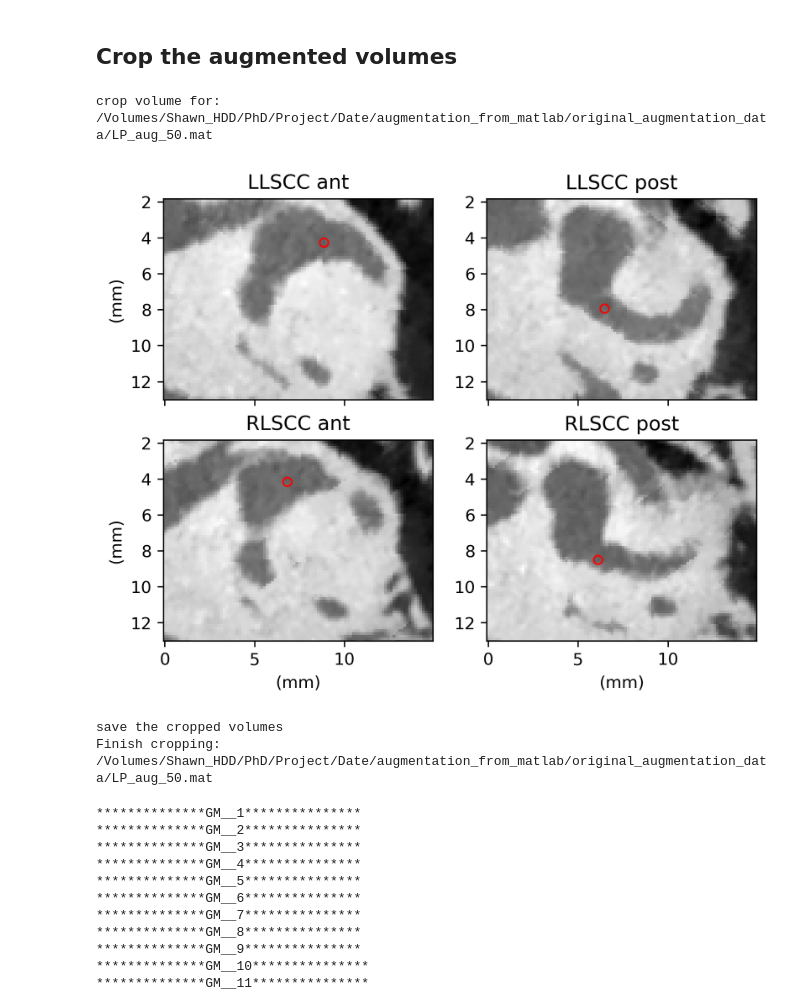
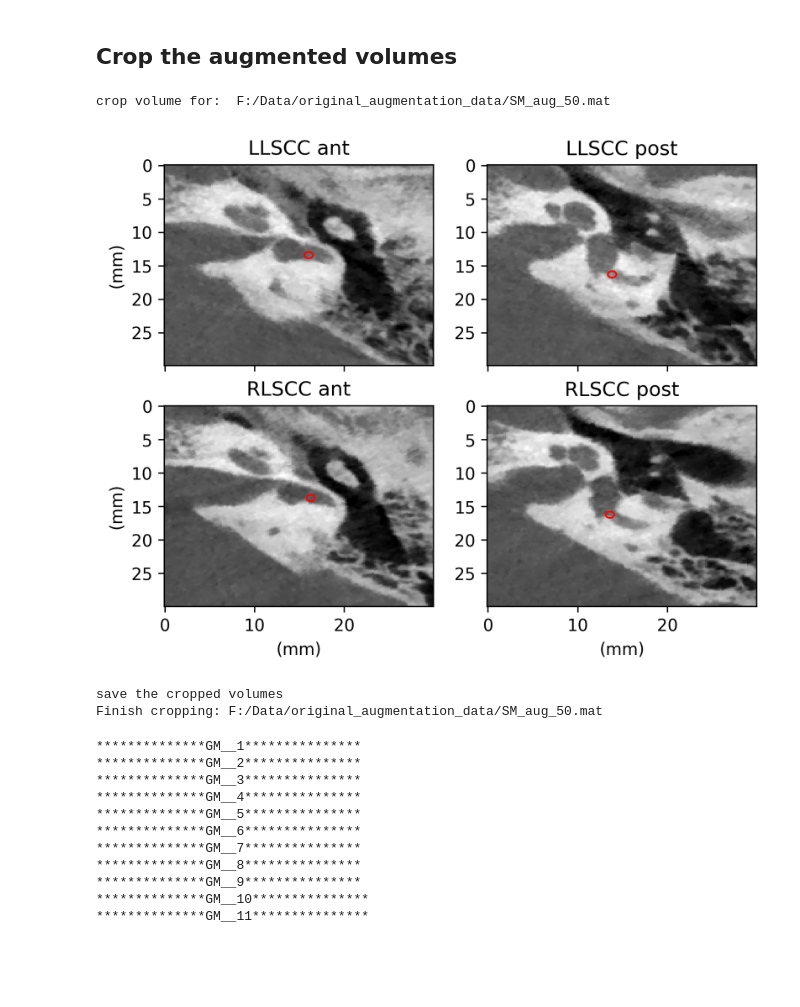
Before and after one commit to acherking/CT-MRI_LandmarkDetection, a Jupyter notebook: Preparation/Crop_Volume.ipynb, the cells around one changed output. Drawn from its saved outputs; the diff is of its cells as text; code cells hidden in the pictures; blank space fills up the shorter version.

Commit message:
Win: crope the original volume

```diff
--- a/Preparation/Crop_Volume.ipynb
+++ b/Preparation/Crop_Volume.ipynb
@@ -91,15 +91,16 @@ import Functions.MyDataset as MyDataset
 # store cropped volumes into one arrays, and points to another
 pixel_space = [0.15, 0.15, 0.15]
 # for Windows
-# dir_path = "F:/Data/original_augmentation_data/"
-# save_volumes_dir = "F:/Data/cropped/x5050y5050z5050/volumes/"
-# save_points_dir = "F:/Data/cropped/x5050y5050z5050/points/"
-# save_length_dir = "F:/Data/cropped/x5050y5050z5050/length/"
+dir_path = "F:/Data/original_augmentation_data/"
+save_volumes_dir = "F:/Data/cropped/based_on_truth/x50100y10050z5050/volumes/"
+save_points_dir = "F:/Data/cropped/based_on_truth/x50100y10050z5050/points/"
+save_length_dir = "F:/Data/cropped/based_on_truth/x50100y10050z5050/length/"
 # for Mac
-dir_path = "/Volumes/Shawn_HDD/PhD/Project/Date/augmentation_from_matlab/original_augmentation_data/"
-save_volumes_dir = "/Volumes/Shawn_HDD/PhD/Project/Date/augmentation_from_matlab/Cropped/based_on_pred/volumes/"
-save_points_dir = "/Volumes/Shawn_HDD/PhD/Project/Date/augmentation_from_matlab/Cropped/based_on_pred/points/"
-save_length_dir = "/Volumes/Shawn_HDD/PhD/Project/Date/augmentation_from_matlab/Cropped/based_on_pred/length/"
+# dir_path = "/Volumes/Shawn_HDD/PhD/Project/Date/augmentation_from_matlab/original_augmentation_data/"
+# save_volumes_dir = "/Volumes/Shawn_HDD/PhD/Project/Date/augmentation_from_matlab/Cropped/based_on_pred/volumes/"
+# save_points_dir = "/Volumes/Shawn_HDD/PhD/Project/Date/augmentation_from_matlab/Cropped/based_on_pred/points/"
+# save_length_dir = "/Volumes/Shawn_HDD/PhD/Project/Date/augmentation_from_matlab/Cropped/based_on_pred/length/"
+
 pat_names = MyDataset.get_pat_names()
 # %%
 # Prepare reading Test Dataset, and prediction centres
@@ -110,39 +111,41 @@ landmarks_centres = np.load("/Volumes/Shawn_HDD/PhD/Project/Date/trained_models/
 # %%
 from IPython.display import display, clear_output
 import importlib
 
 import Functions.MyCrop as MyCrop
 import Functions.Visualization as Visualization
 
 importlib.reload(MyCrop)
 
-for pat_name in pat_names_test:
-    pat_id = pat_names_test.index(pat_name)
+for pat_name in pat_names:
+    # pat_id = pat_names_test.index(pat_name)
     for aug_id in range(1, 51):
         # such as: "/Volumes/Shawn_HDD/PhD/Project/Date/augmentation_from_matlab/original_augmentation_data/AH_aug_1.mat"
         file_path = dir_path + pat_name + "_aug_" + str(aug_id) + ".mat"
         print("load file: ", file_path)
         aug_volume, aug_pts, _ = MyDataset.load_mat_data(file_path)
         clear_output(wait=True)
         print("crop volume for: ", file_path)
-        llscc_centre_idx = pat_id * 100 + (aug_id - 1) * 2
-        anchors = landmarks_centres[[llscc_centre_idx, llscc_centre_idx+1], 0, :]
-        left_volume, left_points, left_length, right_volume, right_points, right_length = MyCrop.crop_volume_anchor(aug_volume, aug_pts,anchors)
+        # llscc_centre_idx = pat_id * 100 + (aug_id - 1) * 2
+        # anchors = landmarks_centres[[llscc_centre_idx, llscc_centre_idx+1], 0, :]
+        anchors = None
+        crop_size = ((100, 100), (100, 100), (50, 50))
+        left_volume, left_points, left_length, right_volume, right_points, right_length = MyCrop.crop_volume_anchor(aug_volume, aug_pts,anchors, crop_size)
         flip_right_volume, flip_right_points = MyCrop.flip_volume(right_volume, right_points)
         Visualization.show_two_landmarks(left_volume, left_points, flip_right_volume, flip_right_points, pixel_space)
         print("save the cropped volumes")
         np.save(save_volumes_dir + pat_name + "_augVolume_"+str(aug_id)+"_cropped_left.npy", left_volume)
         np.save(save_volumes_dir + pat_name + "_augVolume_"+str(aug_id)+"_cropped_right.npy", flip_right_volume)
         np.save(save_points_dir + pat_name + "_augPoints_"+str(aug_id)+"_cropped_left.npy", left_points)
         np.save(save_length_dir + pat_name + "_augLength_"+str(aug_id)+"_cropped_left.npy", left_length)
         np.save(save_points_dir + pat_name + "_augPoints_"+str(aug_id)+"_cropped_right.npy", flip_right_points)
         np.save(save_length_dir + pat_name + "_augLength_"+str(aug_id)+"_cropped_right.npy", right_length)
         print("Finish cropping: " + file_path)
 # %% [output]
-crop volume for:  /Volumes/Shawn_HDD/PhD/Project/Date/augmentation_from_matlab/original_augmentation_data/LP_aug_50.mat
+crop volume for:  F:/Data/original_augmentation_data/SM_aug_50.mat
-[figure, old version]
+[figure, new version]
 save the cropped volumes
-Finish cropping: /Volumes/Shawn_HDD/PhD/Project/Date/augmentation_from_matlab/original_augmentation_data/LP_aug_50.mat
+Finish cropping: F:/Data/original_augmentation_data/SM_aug_50.mat
 # %%
 # Combine cropped volumes
 cropped_volumes = []
```
